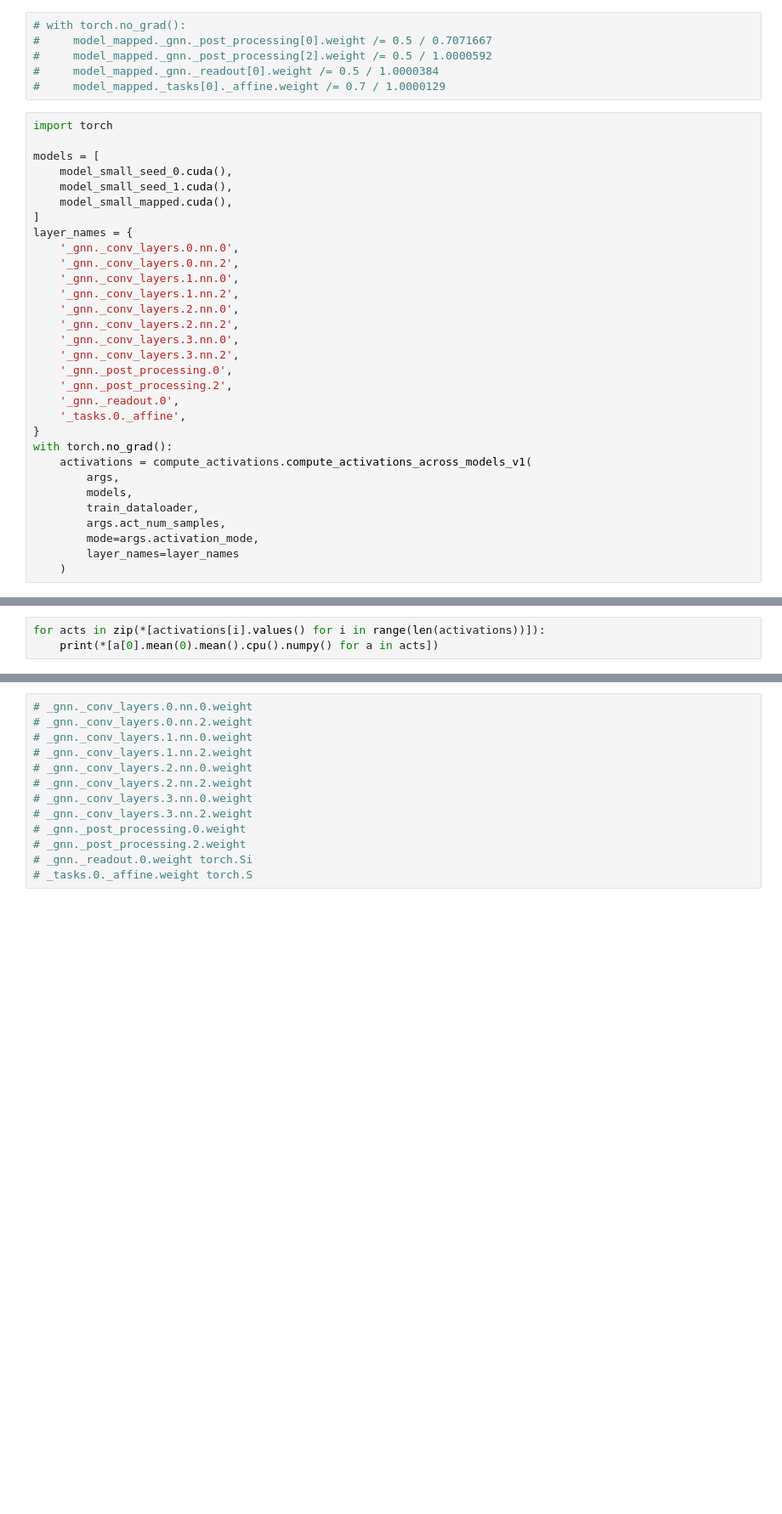
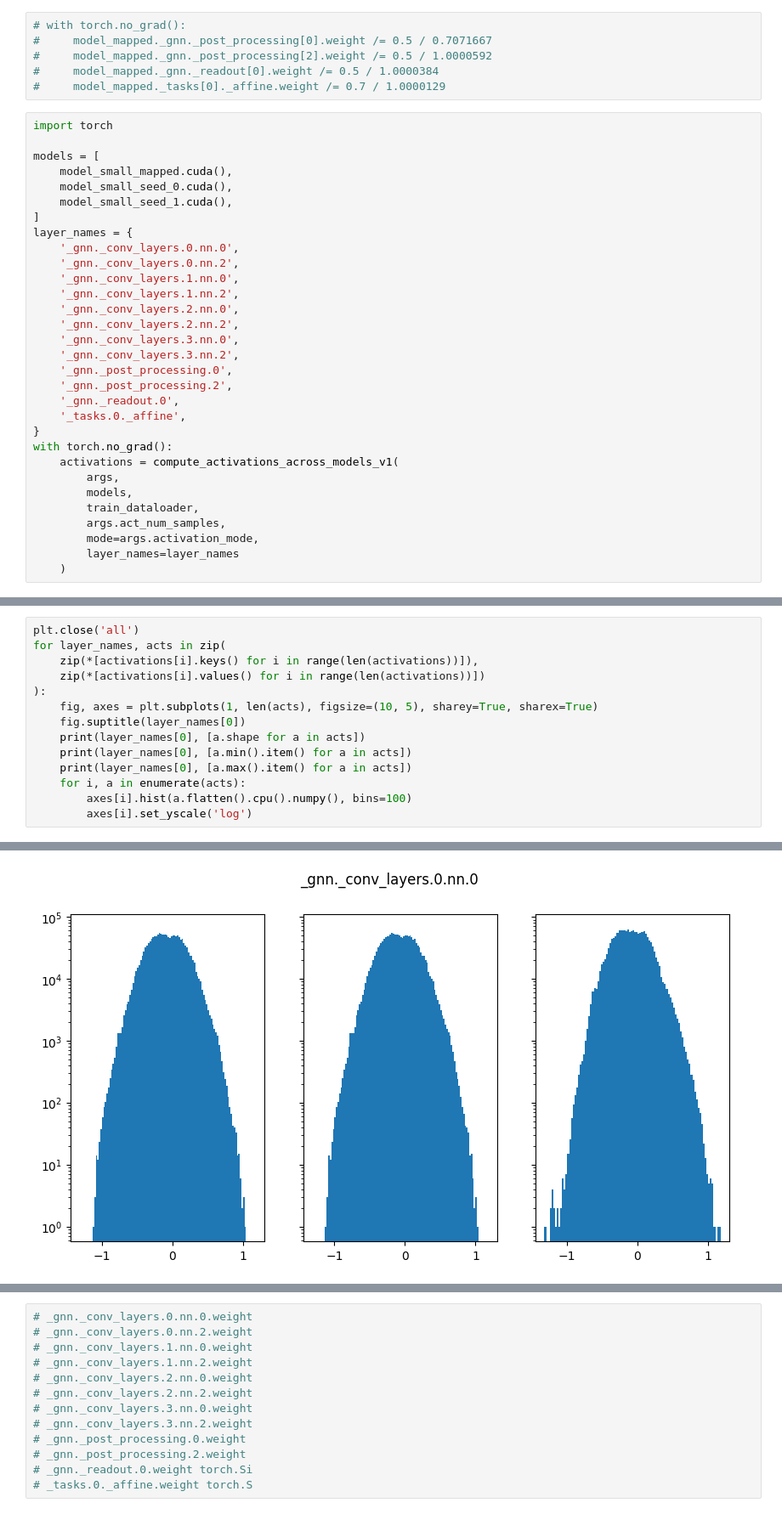
Before and after one commit to mkotyushev/icecube, a Jupyter notebook: graphnet-map.ipynb, the cells around one changed output, grey strips where cells are left out. Shown: that part at 85% size. Drawn from its saved outputs; the diff is of its cells as text; blank space fills up the shorter version.

```diff
--- a/graphnet-map.ipynb
+++ b/graphnet-map.ipynb
@@ -643,9 +388,9 @@ for idx, ((layer0_name, fc_layer0_weight), (layer1_name, fc_layer1_weight)) in \
 import torch
 
 models = [
+    model_small_mapped.cuda(),
     model_small_seed_0.cuda(),
     model_small_seed_1.cuda(),
-    model_small_mapped.cuda(),
 ]
 layer_names = {
     '_gnn._conv_layers.0.nn.0',
@@ -662,7 +407,7 @@ layer_names = {
     '_tasks.0._affine',
 }
 with torch.no_grad():
-    activations = compute_activations.compute_activations_across_models_v1(
+    activations = compute_activations_across_models_v1(
         args,
         models,
         train_dataloader,
@@ -690,4 +435 @@ activations for idx 2 at layer _tasks.0._affine have the following shape  torch.
 -----------
-# %%
-for acts in zip(*[activations[i].values() for i in range(len(activations))]):
-    print(*[a[0].mean(0).mean().cpu().numpy() for a in acts])
@@ -706,0 +436,15 @@ for acts in zip(*[activations[i].values() for i in range(len(activations))]):
+# %%
+plt.close('all')
+for layer_names, acts in zip(
+    zip(*[activations[i].keys() for i in range(len(activations))]),
+    zip(*[activations[i].values() for i in range(len(activations))])
+):
+    fig, axes = plt.subplots(1, len(acts), figsize=(10, 5), sharey=True, sharex=True)
+    fig.suptitle(layer_names[0])
+    print(layer_names[0], [a.shape for a in acts])
+    print(layer_names[0], [a.min().item() for a in acts])
+    print(layer_names[0], [a.max().item() for a in acts])
+    for i, a in enumerate(acts):
+        axes[i].hist(a.flatten().cpu().numpy(), bins=100)
+        axes[i].set_yscale('log')
+# %% [output]
@@ -706,0 +468 @@ for acts in zip(*[activations[i].values() for i in range(len(activations))]):
+[figure, added]
```
Also changed, not shown: parts of 31 cells of this notebook, 1 other file.
